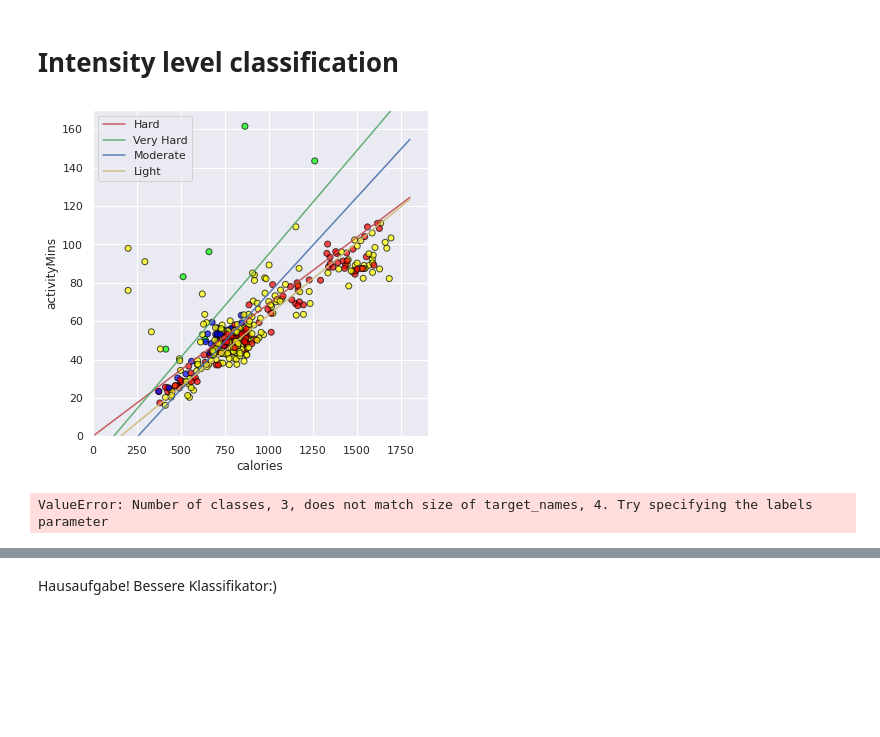
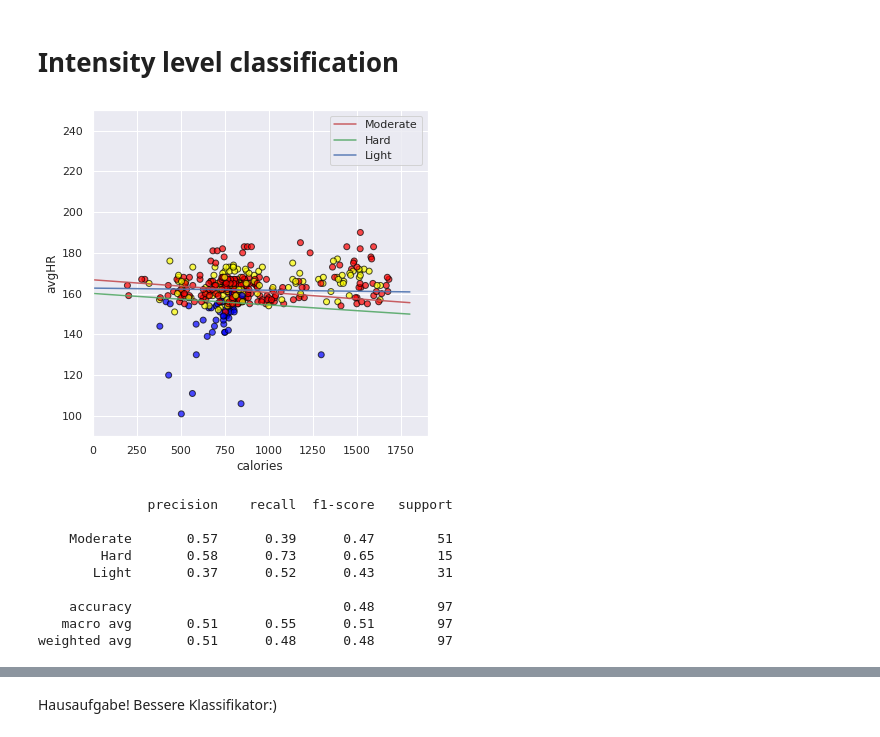
Before and after one commit to caxenie/garmin-tracker-analytics, a Jupyter notebook: GarminDataAnalyser.ipynb, the cells around one changed output, grey strips where cells are left out. Saved outputs shown, nothing was run; the diff lists cells and outputs as text; code cells hidden in the pictures; blank space fills up the shorter version.

Commit message:
Update nan handling and classifier params.

```diff
--- a/GarminDataAnalyser.ipynb
+++ b/GarminDataAnalyser.ipynb
@@ -138,14 +138,12 @@ activity_tracker_data
 # %%
 ## Divide the Heart Rate Zones from the data into Zones and create a new column
 def get_hr_zones(avgHR):
-    if avgHR < 129:
+    if avgHR < 148:
         return "Light"
-    elif avgHR >= 129 and avgHR < 148:
+    elif avgHR >= 149 and avgHR < 166:
         return "Moderate"
-    elif avgHR >= 149 and avgHR < 166:
+    else:
         return "Hard"
-    else:
-        return "Very Hard"
 # %%
 activity_tracker_data["activityLevel"] = activity_tracker_data.avgHR.apply(get_hr_zones)
 activity_tracker_data
@@ -1066,32 +1067,40 @@ label_vals = labelencoder.fit_transform(y['activityLevel'])
 # %%
 from matplotlib.colors import ListedColormap
 
 
 plt.figure(figsize=(6,6))
 colors = ['r', 'g', 'b', 'y']
 cmap_activities = ListedColormap(['#FF0000', '#00FF00', '#0000FF','#FFFF00'])
 
-plt.scatter(X[['calories']], X[['activityMins']],
+plt.scatter(X[['calories']], X[['avgHR']],
            c=label_vals, cmap=cmap_activities, edgecolor = 'black', alpha=.7)
 
 x_0_range = np.linspace(0, 1800)
 
 for w, b, color in zip(clf.coef_, clf.intercept_, ['r', 'g', 'b', 'y']):
     plt.plot(x_0_range, -(x_0_range * w[0] + b) / w[1], c=color, alpha=.9)
 
 plt.legend(y['activityLevel'].unique())
 plt.xlabel('calories')
-plt.ylabel('activityMins')
+plt.ylabel('avgHR')
 plt.xlim(0, 1900)
-plt.ylim(0, 170)
+plt.ylim(90, 250)
 plt.show()
 # %% [output]
-[figure, old version]
+[figure, new version]
 # %%
 from sklearn.metrics import classification_report
 print(classification_report(y_test, y_pred, target_names=y['activityLevel'].unique()))
 # %% [output]
-ValueError: Number of classes, 3, does not match size of target_names, 4. Try specifying the labels parameter
+              precision    recall  f1-score   support
+
+    Moderate       0.57      0.39      0.47        51
+        Hard       0.58      0.73      0.65        15
+       Light       0.37      0.52      0.43        31
+
+    accuracy                           0.48        97
+   macro avg       0.51      0.55      0.51        97
+weighted avg       0.51      0.48      0.48        97
 # %%
 from sklearn.metrics import confusion_matrix
 from sklearn.metrics import plot_confusion_matrix
```
Also changed, not shown: parts of 6 cells of this notebook, 1 other file.
